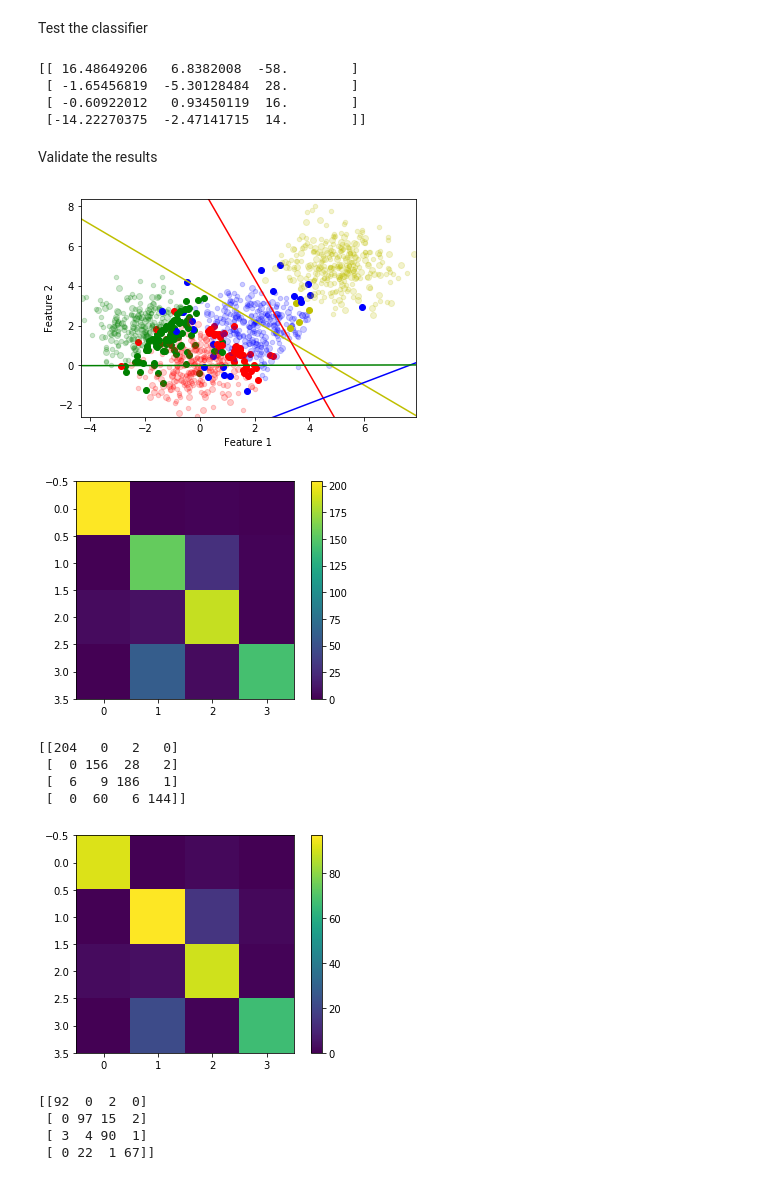
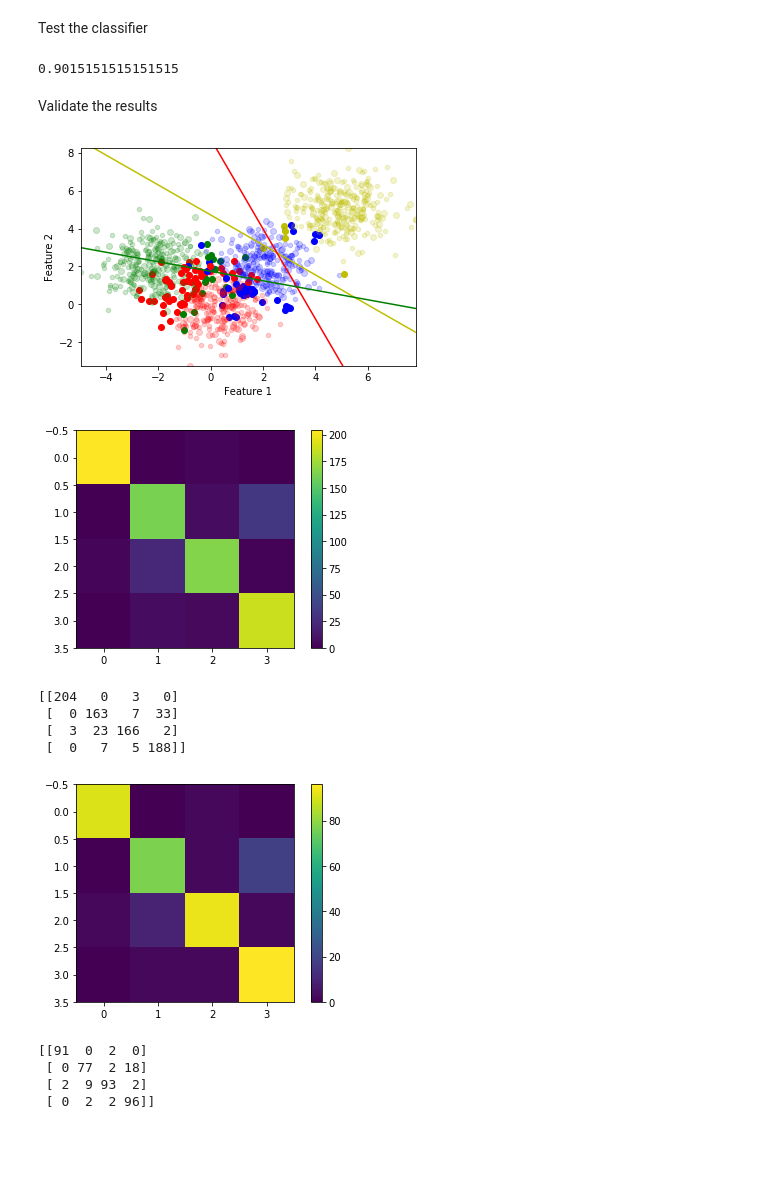
Before and after one commit to kelhallaoui/tutorials, a Jupyter notebook: Machine Learning/Linear Models/Perceptron Learning/Multiclass Perceptron.ipynb, the cells around one changed output. Saved outputs shown, nothing was run; the diff lists cells and outputs as text; code cells hidden in the pictures; blank space fills up the shorter version.

```diff
--- a/Machine Learning/Linear Models/Perceptron Learning/Multiclass Perceptron.ipynb
+++ b/Machine Learning/Linear Models/Perceptron Learning/Multiclass Perceptron.ipynb
@@ -52,7 +52,7 @@ class MultiClassPerceptron(object):
         return predictions
 
     def score(self, x, y):
-        pred = predict(x, self.weights)
+        pred = self.predict(x)
         return sum(pred == y_test)/len(pred)
 # %% [markdown]
 Generate data
@@ -97,10 +97,7 @@ clf = MultiClassPerceptron(n_epochs = 3000, verbose = 0)
 clf.fit(x_train, y_train)
 clf.score(x_test, y_test)
 # %% [output]
-[[ 16.48649206   6.8382008  -58.        ]
- [ -1.65456819  -5.30128484  28.        ]
- [ -0.60922012   0.93450119  16.        ]
- [-14.22270375  -2.47141715  14.        ]]
+0.9015151515151515
 # %% [markdown]
 Validate the results
 # %%
@@ -109,21 +106,21 @@ example = [-5,-5,1]
 colors = ['y', 'r', 'b', 'g', 'k']
 
 # Predict training set
-predictions = predict(x_train, weights)
+predictions = clf.predict(x_train)
 for i, t, p in zip(x_train, y_train, predictions):
     if t == p: plt.scatter(i[0], i[1], c=colors[int(t)], alpha = 0.2, s=20)
     else: plt.scatter(i[0], i[1], c=colors[int(t)], alpha = 1)
 
 # Predict test set
-predictions = predict(x_test, weights)
+predictions = clf.predict(x_test)
 for i, t, p in zip(x_test, y_test, predictions):
     if t == p: plt.scatter(i[0], i[1], c=colors[int(t)], alpha = 0.2)
     else: plt.scatter(i[0], i[1], c=colors[int(t)], alpha = 1)
 
 # Plot the linear separators
 x1 = np.linspace(np.min(x[:,0]),np.max(x[:,1]),2)
-x2 = np.zeros((weights.shape[0], 2))
-for ix_w, weight in enumerate(weights):
+x2 = np.zeros((clf.weights.shape[0], 2))
+for ix_w, weight in enumerate(clf.weights):
     x2 = 1 * ( - weight[2] - weight[1]*x1) / weight[0]
     plt.plot(x1, x2, c = colors[ix_w])
 
@@ -135,11 +132,11 @@ plt.ylim([np.min(x[:,1]), np.max(x[:,1])])
 
 plt.show()
 # %% [output]
-[figure, old version]
+[figure, new version]
 # %%
 from sklearn.metrics import confusion_matrix
 
-predictions = predict(x_train, weights)
+predictions = clf.predict(x_train)
 plt.imshow(confusion_matrix(y_train, predictions))
 plt.colorbar()
 plt.show()
@@ -148,23 +145,23 @@ conf = confusion_matrix(y_train, predictions)
 
 print(conf)
 # %% [output]
-[figure, old version]
+[figure, new version]
-[[204   0   2   0]
- [  0 156  28   2]
- [  6   9 186   1]
- [  0  60   6 144]]
+[[204   0   3   0]
+ [  0 163   7  33]
+ [  3  23 166   2]
+ [  0   7   5 188]]
 # %%
-predictions = predict(x_test, weights)
+predictions = clf.predict(x_test)
 plt.imshow(confusion_matrix(y_test, predictions))
 plt.colorbar()
 plt.show()
 
 conf = confusion_matrix(y_test, predictions)
 
 print(conf)
 # %% [output]
-[figure, old version]
+[figure, new version]
-[[92  0  2  0]
- [ 0 97 15  2]
- [ 3  4 90  1]
- [ 0 22  1 67]]
+[[91  0  2  0]
+ [ 0 77  2 18]
+ [ 2  9 93  2]
+ [ 0  2  2 96]]
```
Also changed, not shown: parts of 1 cell of this notebook, 30 other files.
